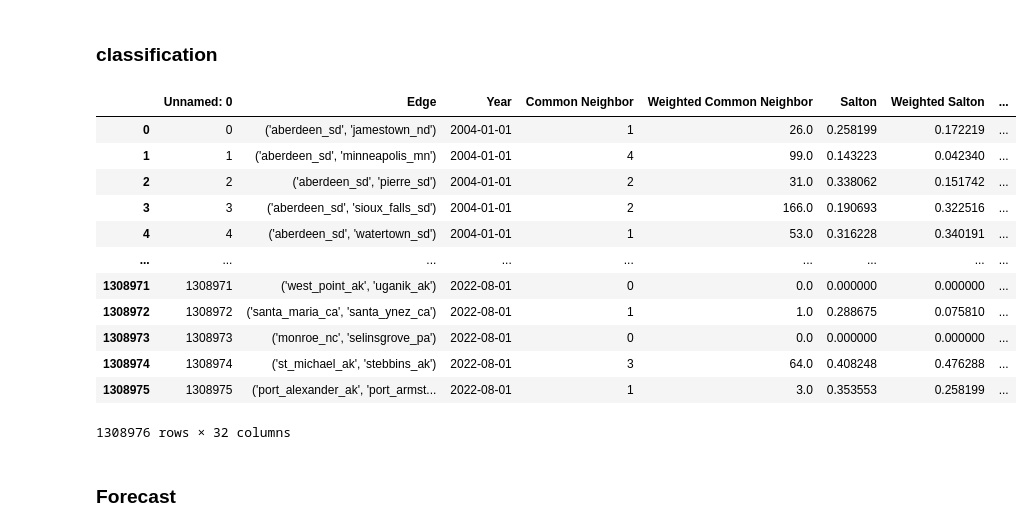
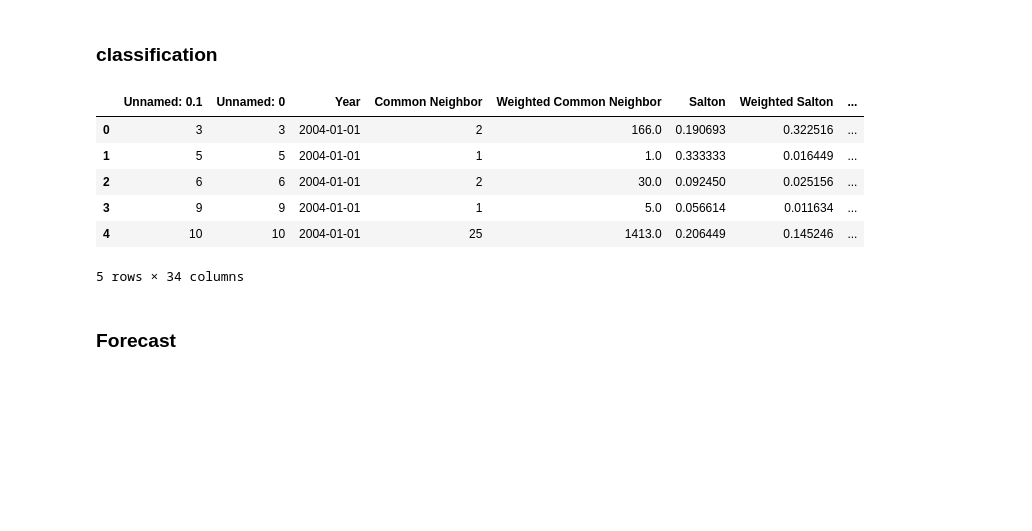
Before and after one commit to Blair-Lu-c/MADS, a Jupyter notebook: Machine_Learning_2/Forecasting_the_evolution_of_transportation_networks.ipynb, the cells around one changed output. Drawn from its saved outputs; the diff is of its cells as text; code cells hidden in the pictures; blank space fills up the shorter version.

```diff
--- a/Machine_Learning_2/Forecasting_the_evolution_of_transportation_networks.ipynb
+++ b/Machine_Learning_2/Forecasting_the_evolution_of_transportation_networks.ipynb
@@ -571,21 +571,15 @@ if __name__ == "__main__":
         WWW(train, test)
         BTFW(train, test)
 # %%
-pd.read_csv('data/features/usair_2004_2022.csv')
+pd.read_csv('data/results/Air_Classification_BTF_simultaneous.csv').head()
 # %% [output]
-|  | Unnamed: 0 | Edge | Year | Common Neighbor | Weighted Common Neighbor | Salton | Weighted Salton | ... |
-| 0 | 0 | ('aberdeen_sd', 'jamestown_nd') | 2004-01-01 | 1 | 26.0 | 0.258199 | 0.172219 | ... |
-| 1 | 1 | ('aberdeen_sd', 'minneapolis_mn') | 2004-01-01 | 4 | 99.0 | 0.143223 | 0.042340 | ... |
-| 2 | 2 | ('aberdeen_sd', 'pierre_sd') | 2004-01-01 | 2 | 31.0 | 0.338062 | 0.151742 | ... |
-| 3 | 3 | ('aberdeen_sd', 'sioux_falls_sd') | 2004-01-01 | 2 | 166.0 | 0.190693 | 0.322516 | ... |
-| 4 | 4 | ('aberdeen_sd', 'watertown_sd') | 2004-01-01 | 1 | 53.0 | 0.316228 | 0.340191 | ... |
-| ... | ... | ... | ... | ... | ... | ... | ... | ... |
-| 1308971 | 1308971 | ('west_point_ak', 'uganik_ak') | 2022-08-01 | 0 | 0.0 | 0.000000 | 0.000000 | ... |
-| 1308972 | 1308972 | ('santa_maria_ca', 'santa_ynez_ca') | 2022-08-01 | 1 | 1.0 | 0.288675 | 0.075810 | ... |
-| 1308973 | 1308973 | ('monroe_nc', 'selinsgrove_pa') | 2022-08-01 | 0 | 0.0 | 0.000000 | 0.000000 | ... |
-| 1308974 | 1308974 | ('st_michael_ak', 'stebbins_ak') | 2022-08-01 | 3 | 64.0 | 0.408248 | 0.476288 | ... |
-| 1308975 | 1308975 | ('port_alexander_ak', 'port_armst... | 2022-08-01 | 1 | 3.0 | 0.353553 | 0.258199 | ... |
+|  | Unnamed: 0.1 | Unnamed: 0 | Year | Common Neighbor | Weighted Common Neighbor | Salton | Weighted Salton | ... |
+| 0 | 3 | 3 | 2004-01-01 | 2 | 166.0 | 0.190693 | 0.322516 | ... |
+| 1 | 5 | 5 | 2004-01-01 | 1 | 1.0 | 0.333333 | 0.016449 | ... |
+| 2 | 6 | 6 | 2004-01-01 | 2 | 30.0 | 0.092450 | 0.025156 | ... |
+| 3 | 9 | 9 | 2004-01-01 | 1 | 5.0 | 0.056614 | 0.011634 | ... |
+| 4 | 10 | 10 | 2004-01-01 | 25 | 1413.0 | 0.206449 | 0.145246 | ... |
-1308976 rows × 32 columns
+5 rows × 34 columns
 # %% [markdown]
 ### Forecast
 # %%
```
